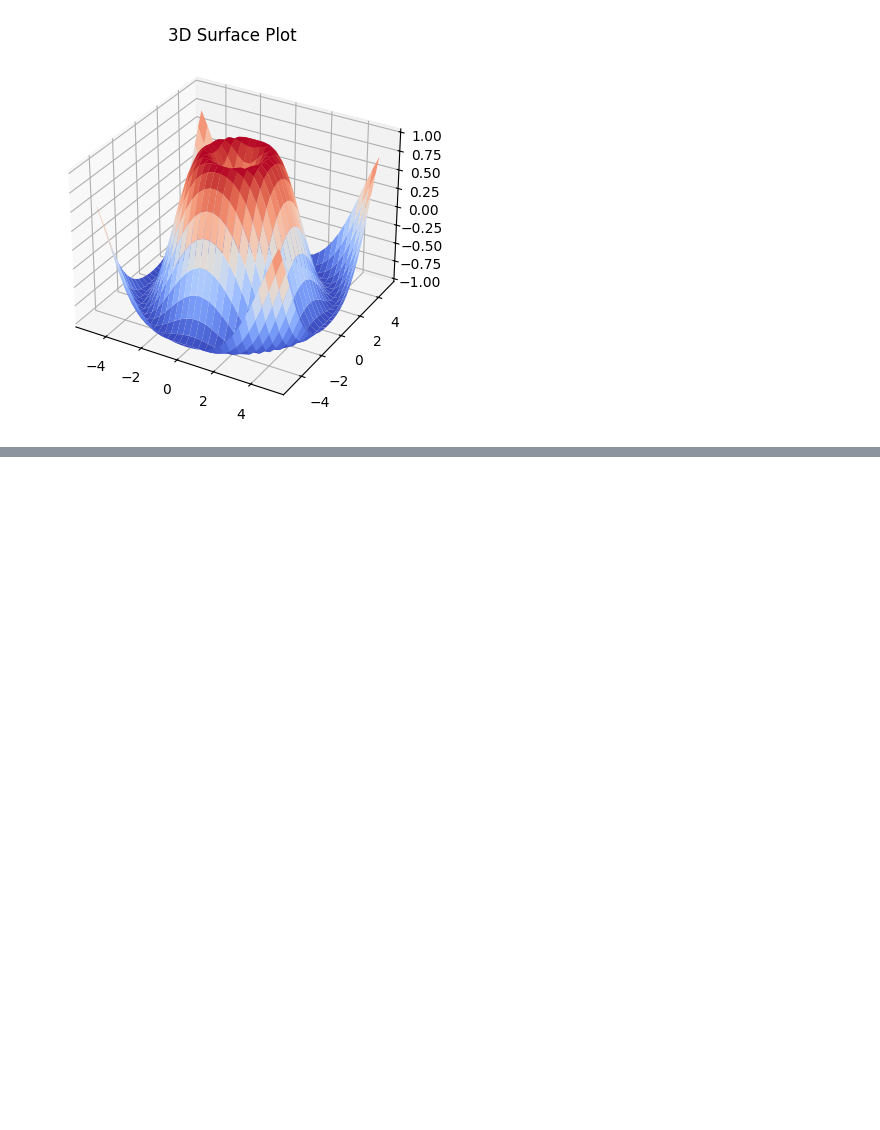
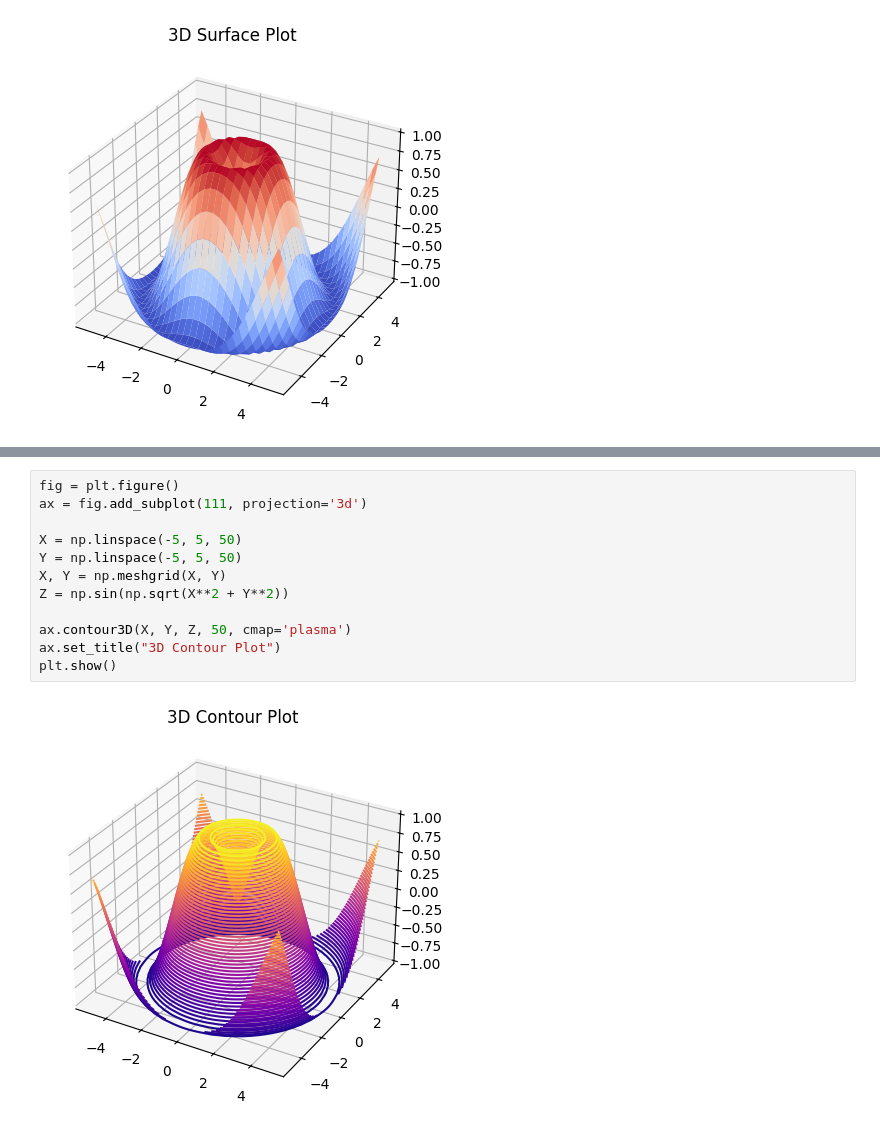
Before and after one commit to SindhuKomireddyy/DataAnalysis, a Jupyter notebook: matplotlib.ipynb, the cells around one changed output, grey strips where cells are left out. Drawn from its saved outputs; the diff is of its cells as text; blank space fills up the shorter version.

```diff
--- a/matplotlib.ipynb
+++ b/matplotlib.ipynb
@@ -217,0 +244,14 @@ plt.show()
+# %%
+fig = plt.figure()
+ax = fig.add_subplot(111, projection='3d')
+
+X = np.linspace(-5, 5, 50)
+Y = np.linspace(-5, 5, 50)
+X, Y = np.meshgrid(X, Y)
+Z = np.sin(np.sqrt(X**2 + Y**2))
+
+ax.contour3D(X, Y, Z, 50, cmap='plasma')
+ax.set_title("3D Contour Plot")
+plt.show()
+# %% [output]
+[figure, added]
```
Also changed, not shown: parts of 11 cells of this notebook, 2 other files.
